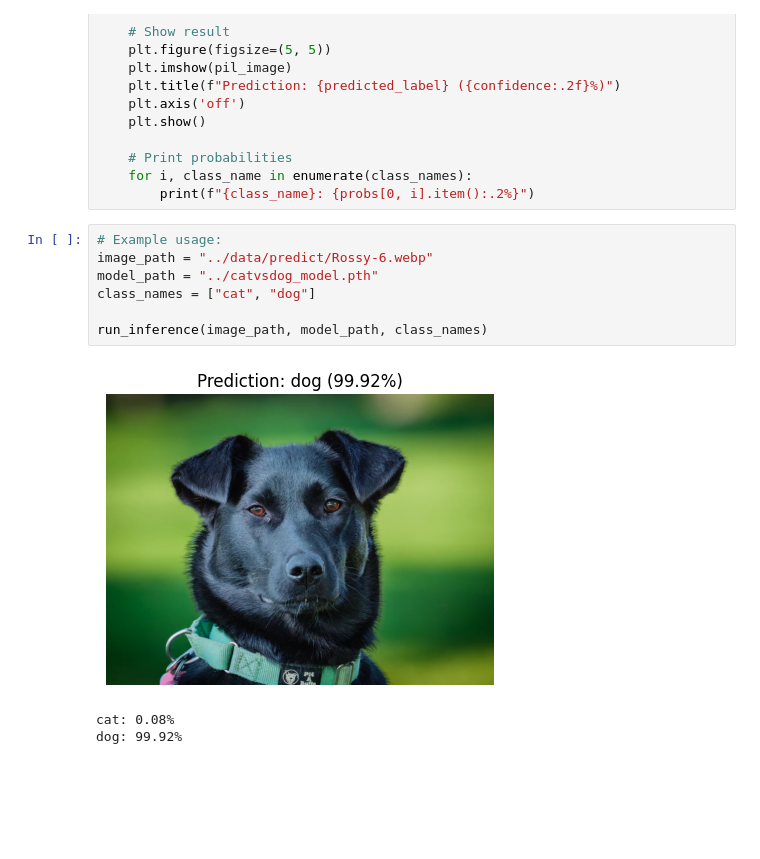
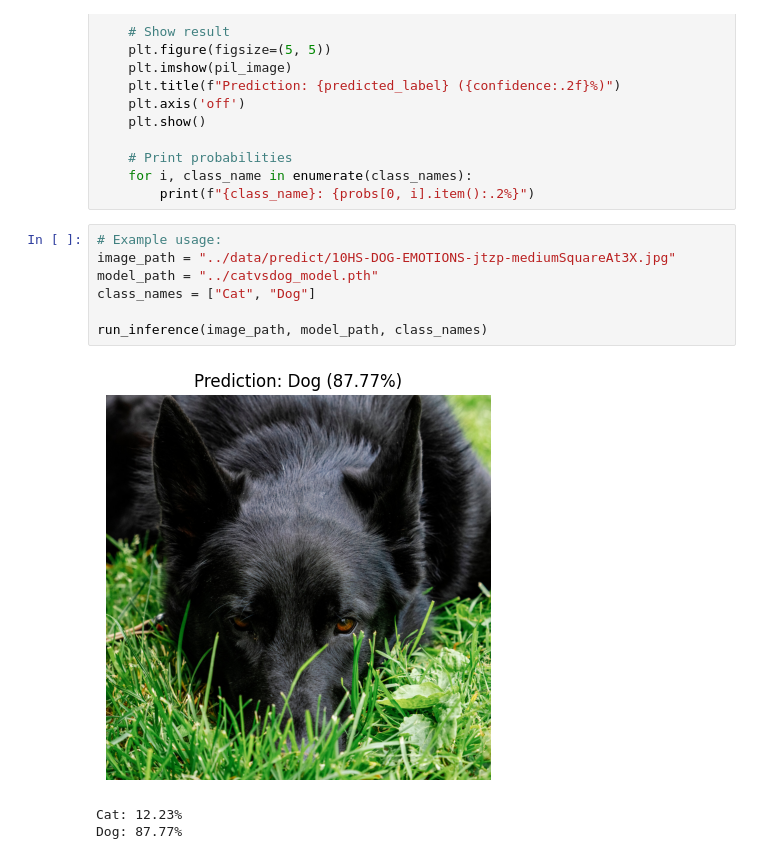
Before and after one commit to ninjanazal/OrbitalProject, a Jupyter notebook: notebooks/predict_model.ipynb, the cells around one changed output. Cells and saved outputs as stored; diff of their text form; blank space fills up the shorter version.

```diff
--- a/notebooks/predict_model.ipynb
+++ b/notebooks/predict_model.ipynb
@@ -48,12 +48,12 @@ def run_inference(image_path: str, model_path: str, class_names: list) -> None:
         print(f"{class_name}: {probs[0, i].item():.2%}")
 # %%
 # Example usage:
-image_path = "../data/predict/Rossy-6.webp"
+image_path = "../data/predict/10HS-DOG-EMOTIONS-jtzp-mediumSquareAt3X.jpg"
 model_path = "../catvsdog_model.pth"
-class_names = ["cat", "dog"]
+class_names = ["Cat", "Dog"]
 
 run_inference(image_path, model_path, class_names)
 # %% [output]
-[figure, old version]
+[figure, new version]
-cat: 0.08%
-dog: 99.92%
+Cat: 12.23%
+Dog: 87.77%
```
Also changed, not shown: 1 other file.
